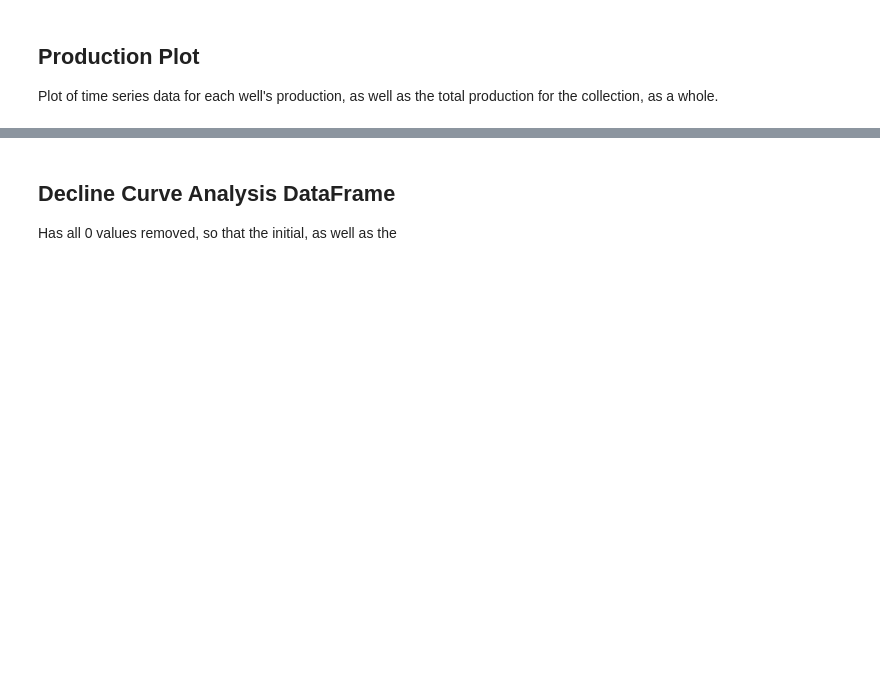
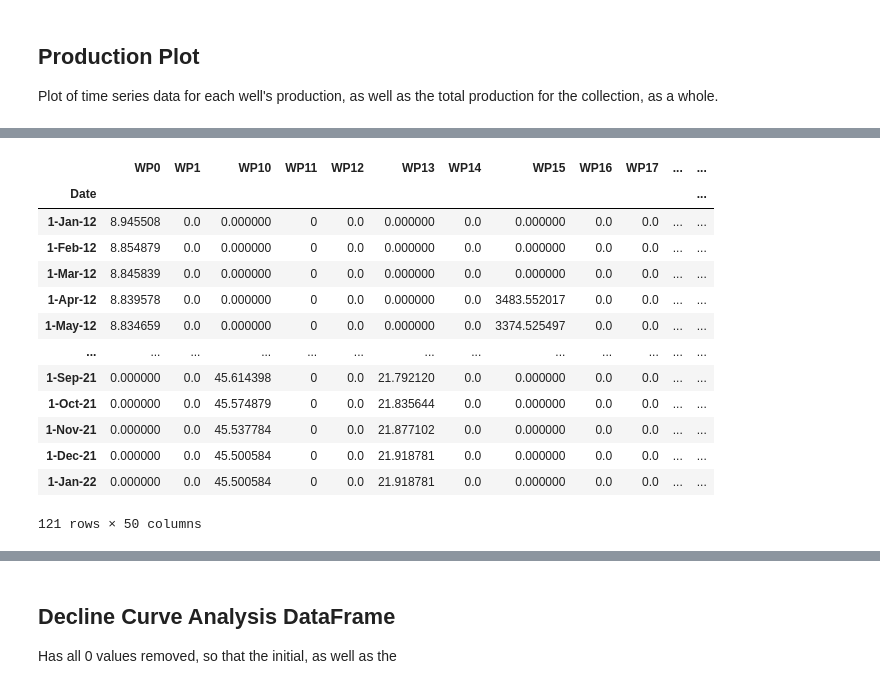
Before and after one commit to PGEHackathon/Carpe-Datum-2022, a Jupyter notebook: EDA_notebooks/Irvin_EDA.ipynb, the cells around one changed output, grey strips where cells are left out. Drawn from its saved outputs; the diff is of its cells as text; code cells hidden in the pictures; blank space fills up the shorter version.

```diff
--- a/EDA_notebooks/Irvin_EDA.ipynb
+++ b/EDA_notebooks/Irvin_EDA.ipynb
@@ -57,7 +93,7 @@ master.to_csv(well_log_dir + "WELL_MASTER.csv", index=False)
 # %%
 prod_df = pd.read_csv("/work/Carpe-Datum-2022/Production_History_Field.csv", index_col="Date")
 # %%
-prod_df["Total"] = prod_df.sum(axis=1)
+# prod_df["Total"] = prod_df.sum(axis=1)
 # %%
 prod_df.head()
 # %% [output]
@@ -78,3 +113,20 @@ Plot of time series data for each well's production, as well as the total produc
 px.line(prod_df, x=prod_df.index, y=prod_df.columns)
 # %% [output]
 [interactive output not drawn]
+# %%
+prod_df
+# %% [output]
+|  | WP0 | WP1 | WP10 | WP11 | WP12 | WP13 | WP14 | WP15 | WP16 | WP17 | ... | ... |
+| Date |  |  |  |  |  |  |  |  |  |  |  | ... |
+| 1-Jan-12 | 8.945508 | 0.0 | 0.000000 | 0 | 0.0 | 0.000000 | 0.0 | 0.000000 | 0.0 | 0.0 | ... | ... |
+| 1-Feb-12 | 8.854879 | 0.0 | 0.000000 | 0 | 0.0 | 0.000000 | 0.0 | 0.000000 | 0.0 | 0.0 | ... | ... |
+| 1-Mar-12 | 8.845839 | 0.0 | 0.000000 | 0 | 0.0 | 0.000000 | 0.0 | 0.000000 | 0.0 | 0.0 | ... | ... |
+| 1-Apr-12 | 8.839578 | 0.0 | 0.000000 | 0 | 0.0 | 0.000000 | 0.0 | 3483.552017 | 0.0 | 0.0 | ... | ... |
+| 1-May-12 | 8.834659 | 0.0 | 0.000000 | 0 | 0.0 | 0.000000 | 0.0 | 3374.525497 | 0.0 | 0.0 | ... | ... |
+| ... | ... | ... | ... | ... | ... | ... | ... | ... | ... | ... | ... | ... |
+| 1-Sep-21 | 0.000000 | 0.0 | 45.614398 | 0 | 0.0 | 21.792120 | 0.0 | 0.000000 | 0.0 | 0.0 | ... | ... |
+| 1-Oct-21 | 0.000000 | 0.0 | 45.574879 | 0 | 0.0 | 21.835644 | 0.0 | 0.000000 | 0.0 | 0.0 | ... | ... |
+| 1-Nov-21 | 0.000000 | 0.0 | 45.537784 | 0 | 0.0 | 21.877102 | 0.0 | 0.000000 | 0.0 | 0.0 | ... | ... |
+| 1-Dec-21 | 0.000000 | 0.0 | 45.500584 | 0 | 0.0 | 21.918781 | 0.0 | 0.000000 | 0.0 | 0.0 | ... | ... |
+| 1-Jan-22 | 0.000000 | 0.0 | 45.500584 | 0 | 0.0 | 21.918781 | 0.0 | 0.000000 | 0.0 | 0.0 | ... | ... |
+121 rows × 50 columns
```
Also changed, not shown: parts of 21 cells of this notebook, 9 other files.
